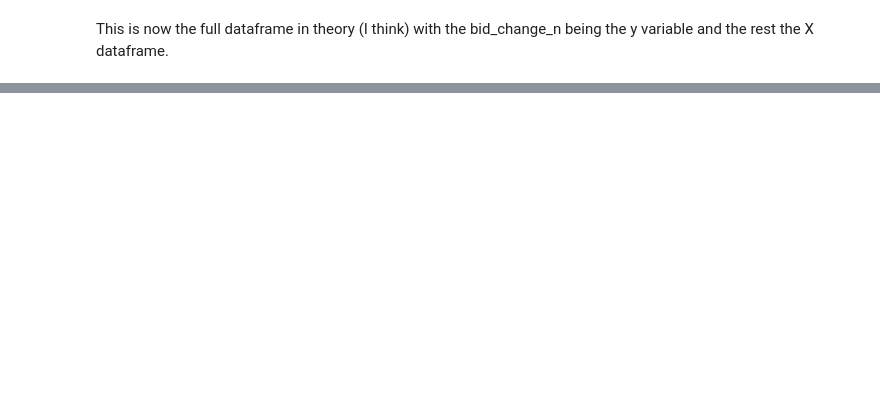
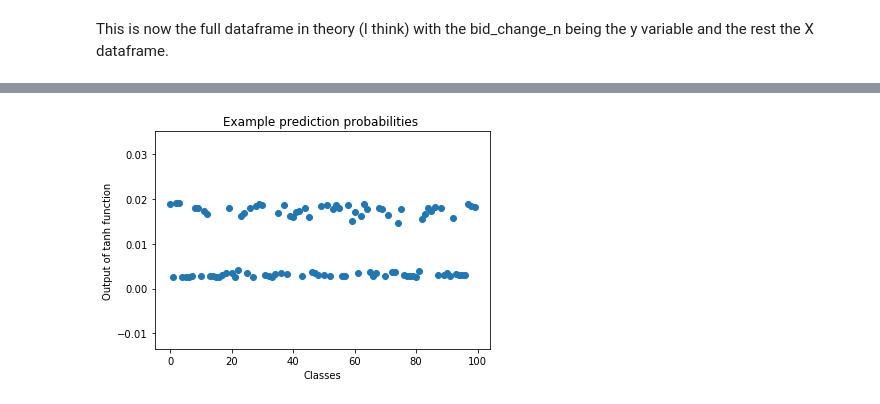
Before and after one commit to Globe-Research/deep-orderbook, a Jupyter notebook: DL_for_LOB_Sirignano.ipynb, the cells around one changed output, grey strips where cells are left out. Drawn from its saved outputs; the diff is of its cells as text; code cells hidden in the pictures; blank space fills up the shorter version.

```diff
--- a/DL_for_LOB_Sirignano.ipynb
+++ b/DL_for_LOB_Sirignano.ipynb
@@ -124,0 +126,4 @@ y_cat = to_categorical(y)
+# %%
+# to_categorical converts class vector into matrix from 0 to num_classes hence minus 1
+y_cat = to_categorical(y.values-1)
+np.shape(y_cat)
@@ -127,0 +148,12 @@ X_train, X_test, y_train, y_test = train_test_split(X.values, y_cat,
+# %%
+model = Sequential()
+model.add(Dense(50, input_shape=(101,), activation='tanh'))
+model.add(Dense(50, activation='tanh'))
+model.add(Dense(50, activation='tanh'))
+model.add(Dense(20, activation='tanh'))
+
+model.compile(RMSprop(lr=0.0001),
+              loss='categorical_crossentropy',
+              metrics=['accuracy'])
+# %%
+model.fit(X_train, y_train, epochs=5, validation_split=0.1)
@@ -127,0 +173,2 @@ X_train, X_test, y_train, y_test = train_test_split(X.values, y_cat,
+# %%
+y_pred = model.predict(X_test)
@@ -127,0 +208,8 @@ X_train, X_test, y_train, y_test = train_test_split(X.values, y_cat,
+# %%
+plt.scatter(range(0,100),softmax(y_pred[0,:]))
+plt.ylabel('Output of tanh function')
+plt.xlabel('Classes')
+plt.title('Example prediction probabilities ')
+plt.show()
+# %% [output]
+[figure, added]
```
Also changed, not shown: parts of 22 cells of this notebook.
